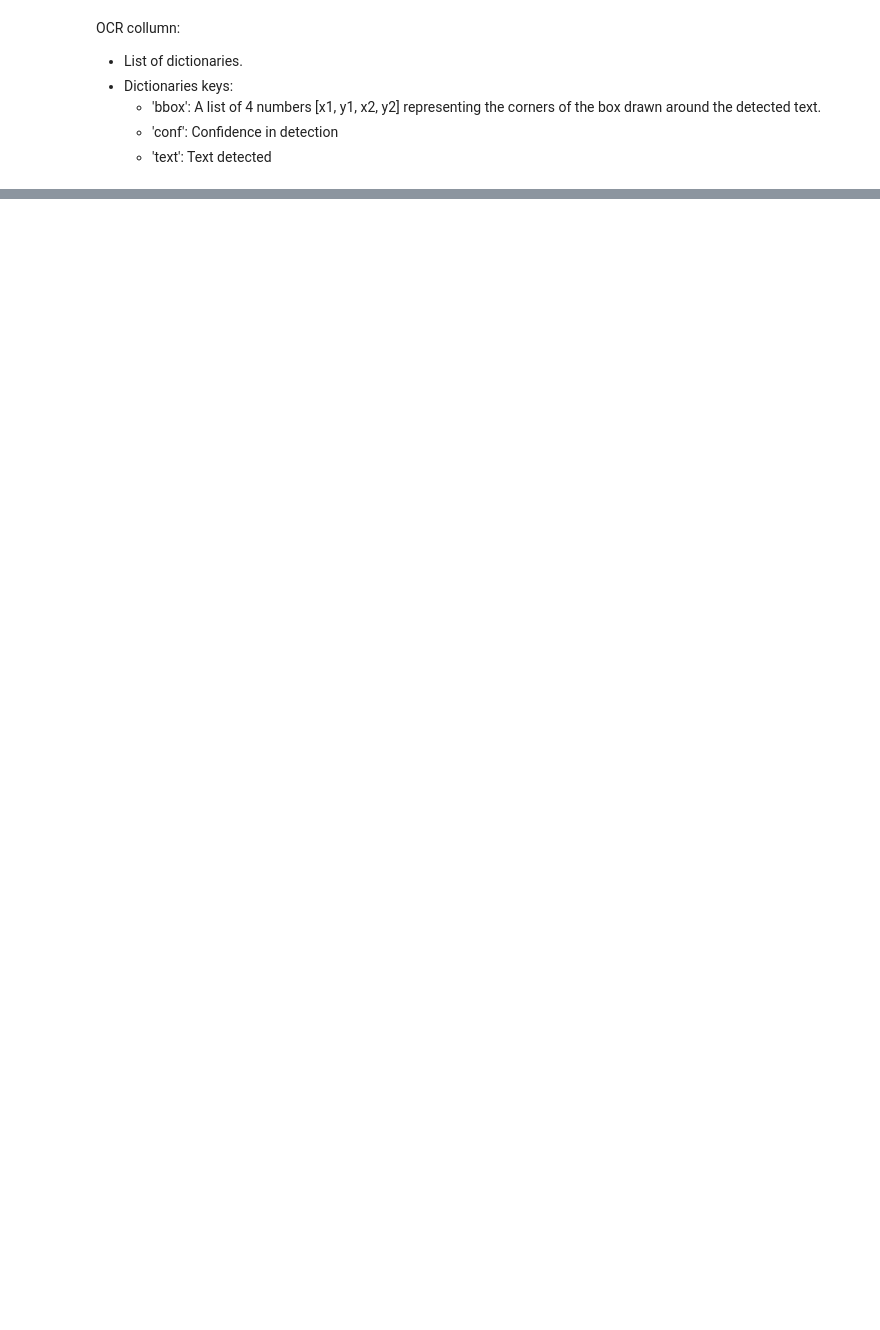
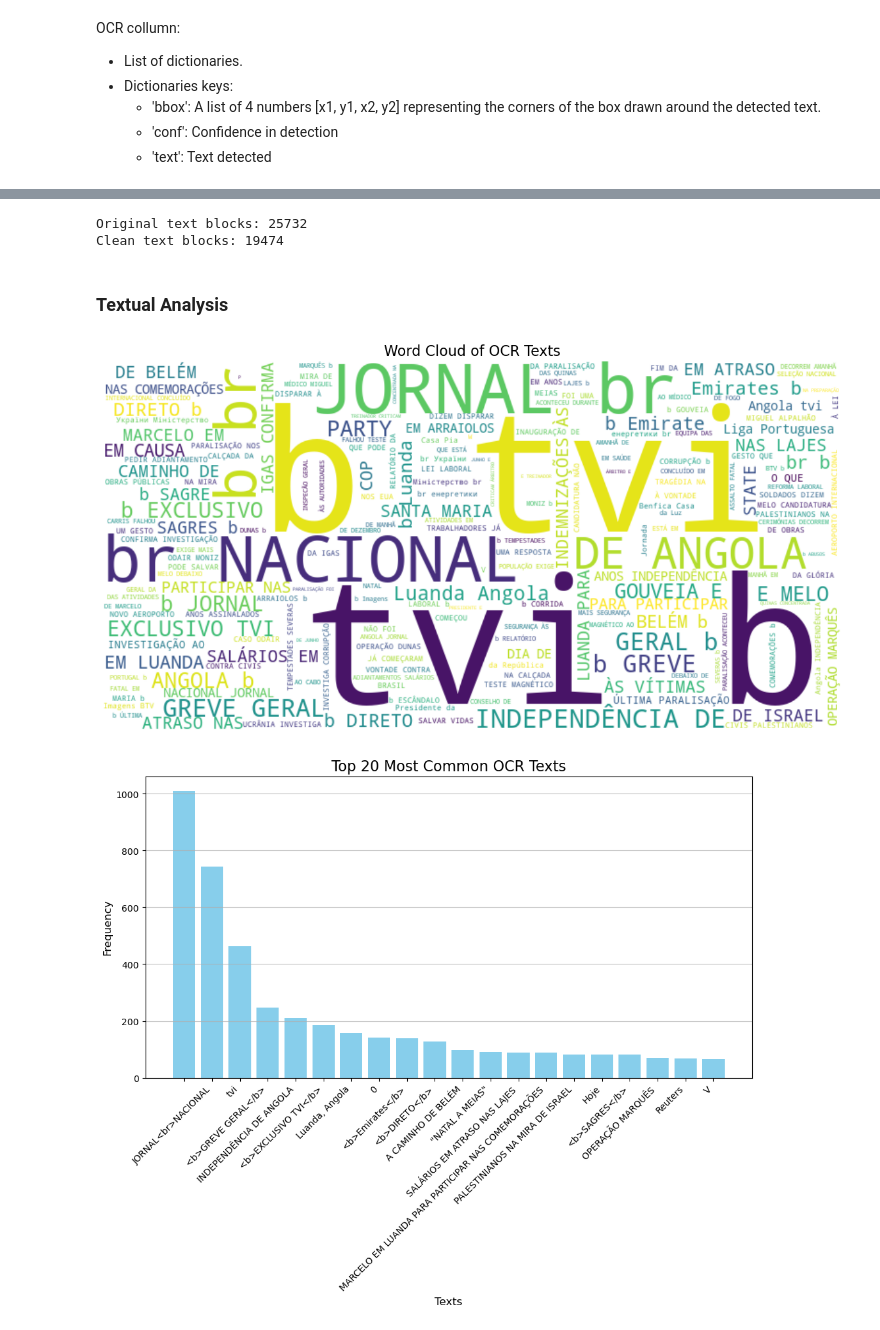
Before and after one commit to Dinisas/Big-Data, a Jupyter notebook: project_newcast_eda.ipynb, the cells around one changed output, grey strips where cells are left out. Cells and saved outputs as stored; diff of their text form; code cells hidden in the pictures; blank space fills up the shorter version.

```diff
--- a/project_newcast_eda.ipynb
+++ b/project_newcast_eda.ipynb
@@ -103,29 +159,44 @@ print(f"75th Percentile (Q3): {Q3:.4f}")
+# %%
+#considering texts with confidence >= threshold
+threshold = 0.6
+
+mask = df_ocr['conf'] >= threshold
+df_conf_text = df_ocr[mask]
+
+# Compare the sizes to see how much noise was dropped
+print(f"Original text blocks: {len(df_ocr)}")
+print(f"Clean text blocks: {len(df_conf_text)}")
+# %% [output]
+Original text blocks: 25732
+Clean text blocks: 19474
+# %% [markdown]
+### Textual Analysis
 # %%
-#considering texts with confidence >= Q1
-mask = df_ocr['conf'] >= Q1
-df_conf_text = df_ocr[mask]
 text_blob = ' '.join(df_conf_text['text'].dropna())
 wordcloud = WordCloud(width=800, height=400, background_color='white').generate(text_blob)
 
 plt.figure(figsize=(15, 7.5))
 plt.imshow(wordcloud, interpolation='bilinear')
 plt.axis('off')
 plt.title('Word Cloud of OCR Texts', fontsize=16)
 plt.show()
 
 # -------- BAR CHART with 20 most common words
 
 top_20 = df_conf_text['text'].value_counts().head(20)
 
 plt.figure(figsize=(12, 6))
 # top_20.index contains the actual words/phrases
 # top_20.values contains the frequency numbers
 plt.bar(top_20.index, top_20.values, color='skyblue')
 
 plt.title('Top 20 Most Common OCR Texts', fontsize=16)
 plt.xlabel('Texts', fontsize=12)
 plt.ylabel('Frequency', fontsize=12)
 plt.xticks(rotation=45, ha='right')
 plt.grid(axis='y', alpha=0.75)
 plt.show()
+# %% [output]
+[figure, added]
+[figure, added]
 # %% [markdown]
```
Also changed, not shown: parts of 21 cells of this notebook.
